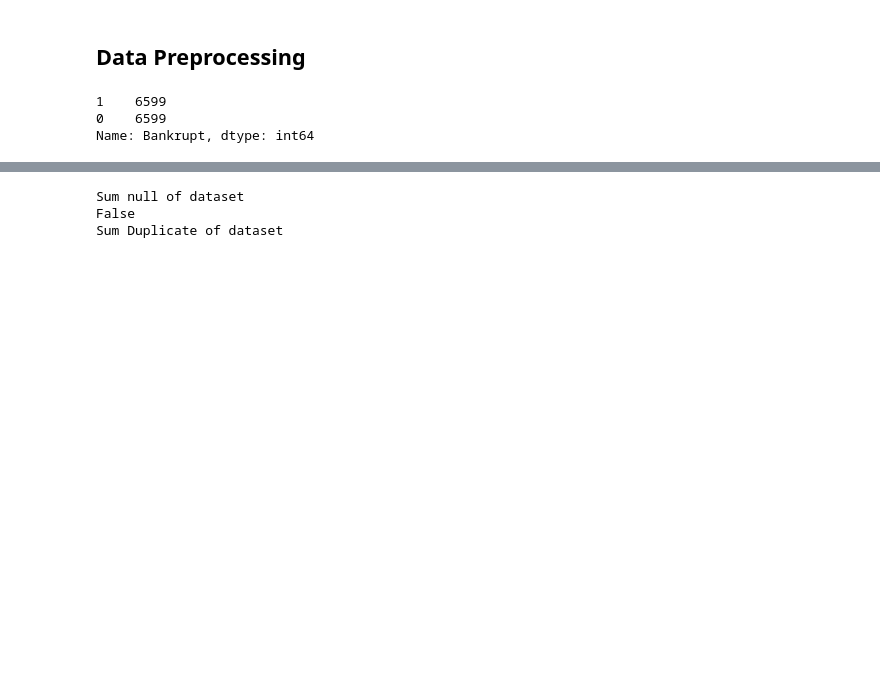
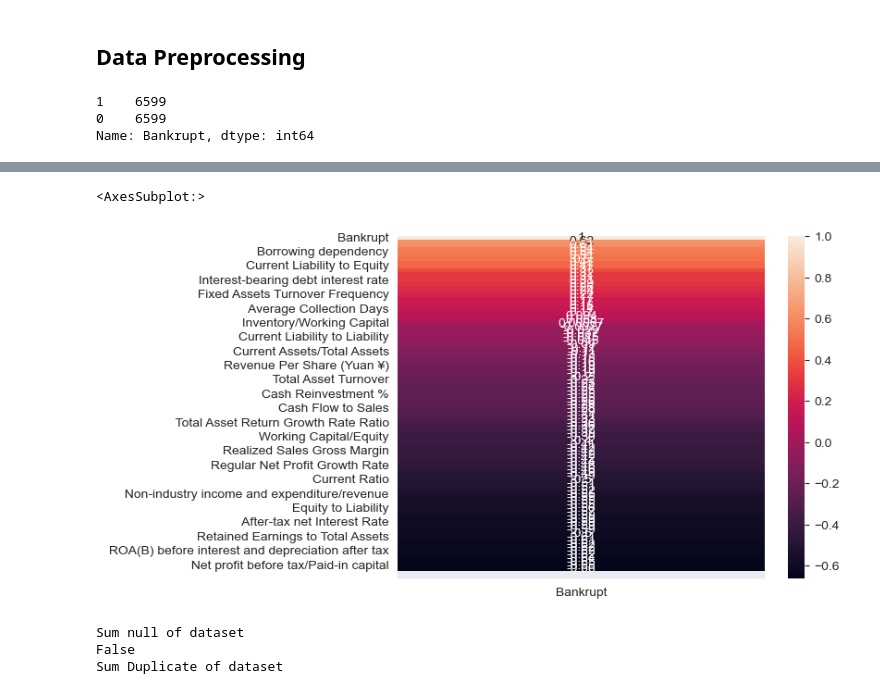
Before and after one commit to ehsanap7/kaggle, a Jupyter notebook: bankrupt_DNN.ipynb, the cells around one changed output, grey strips where cells are left out. Drawn from its saved outputs; the diff is of its cells as text; code cells hidden in the pictures; blank space fills up the shorter version.

```diff
--- a/bankrupt_DNN.ipynb
+++ b/bankrupt_DNN.ipynb
@@ -86,3 +92,9 @@ Name: Bankrupt, dtype: int64
+# %%
+corr = df.corr()[['Bankrupt']].sort_values(by='Bankrupt', ascending=False)
+sns.heatmap(corr, annot=True)
+# %% [output]
+<AxesSubplot:>
+[figure, added]
 # %%
 print("Sum null of dataset")
 print(df.isnull().values.any())
```
Also changed, not shown: parts of 8 cells of this notebook, 1 other file.
